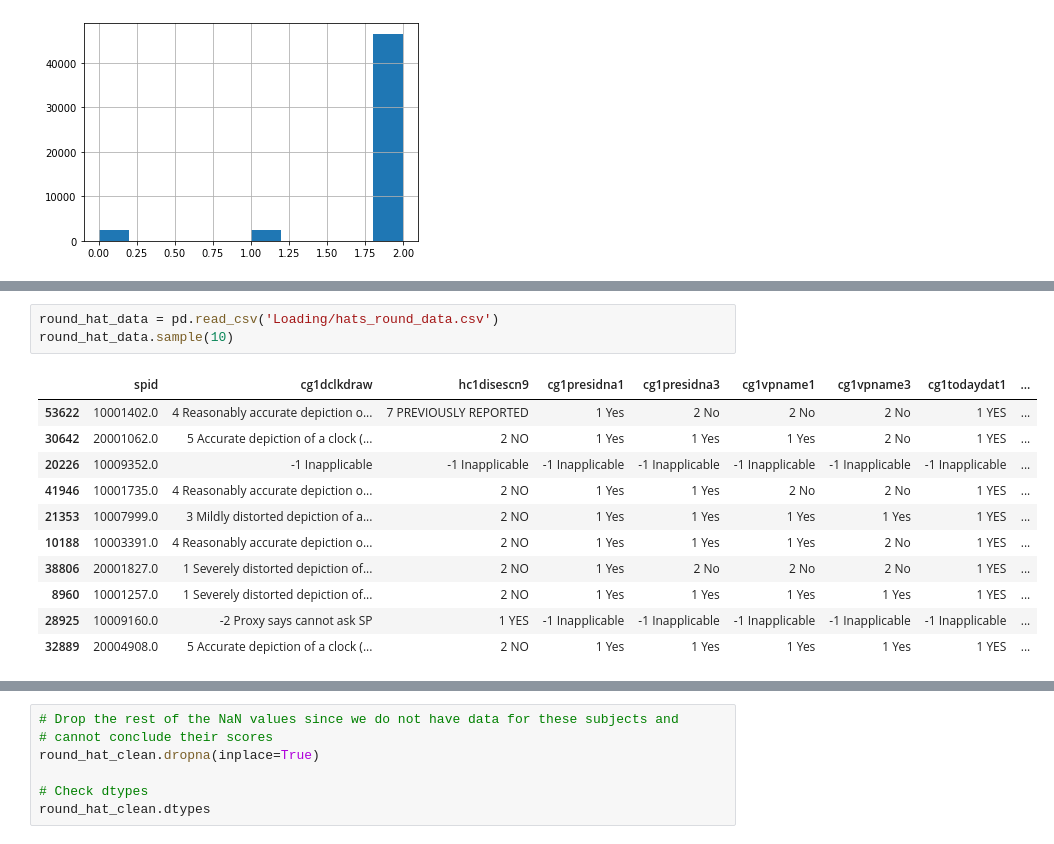
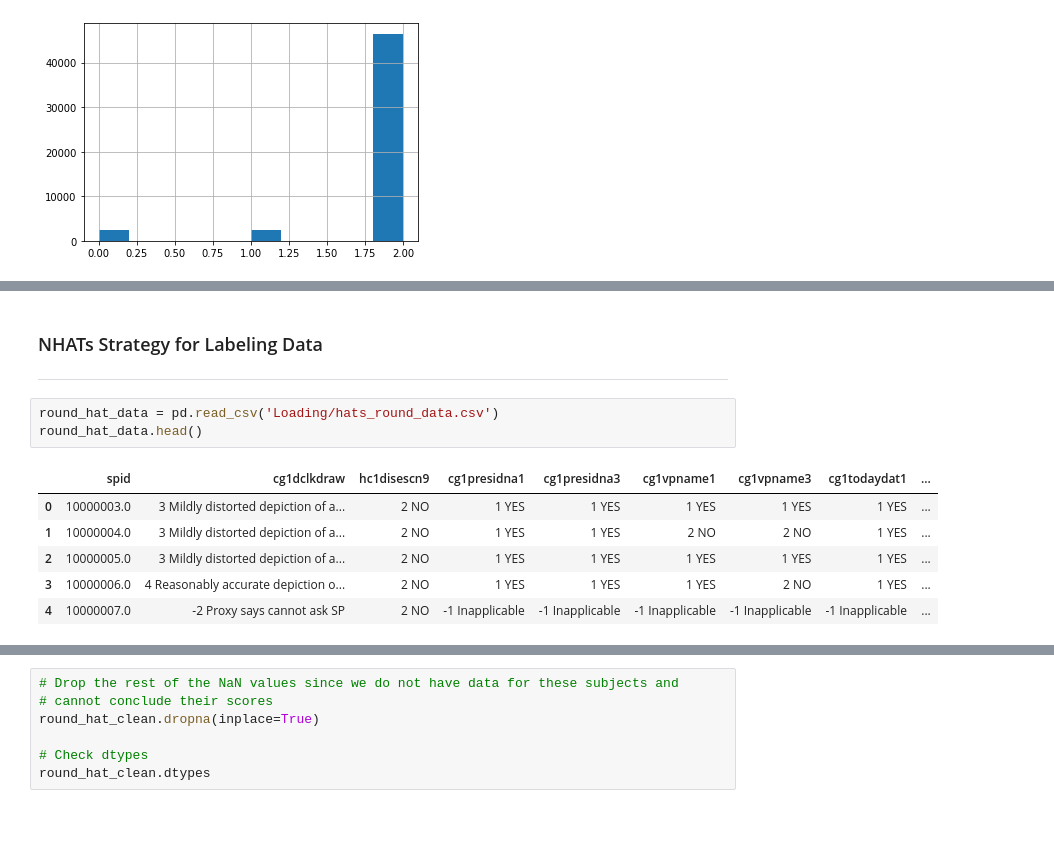
Before and after one commit to ian-byrne/MADSmilestone2, a Jupyter notebook: Labeling/Cleaning_labeling.ipynb, the cells around one changed output, grey strips where cells are left out. Drawn from its saved outputs; the diff is of its cells as text.

```diff
--- a/Labeling/Cleaning_labeling.ipynb
+++ b/Labeling/Cleaning_labeling.ipynb
@@ -227,18 +208,17 @@ starting on page 2
+# %% [markdown]
+### NHATs Strategy for Labeling Data
+
+---
 # %%
 round_hat_data = pd.read_csv('Loading/hats_round_data.csv')
-round_hat_data.sample(10)
+round_hat_data.head()
 # %% [output]
 |  | spid | cg1dclkdraw | hc1disescn9 | cg1presidna1 | cg1presidna3 | cg1vpname1 | cg1vpname3 | cg1todaydat1 | ... |
-| 53622 | 10001402.0 | 4 Reasonably accurate depiction o... | 7 PREVIOUSLY REPORTED | 1 Yes | 2 No | 2 No | 2 No | 1 YES | ... |
-| 30642 | 20001062.0 | 5 Accurate depiction of a clock (... | 2 NO | 1 Yes | 1 Yes | 1 Yes | 2 No | 1 YES | ... |
-| 20226 | 10009352.0 | -1 Inapplicable | -1 Inapplicable | -1 Inapplicable | -1 Inapplicable | -1 Inapplicable | -1 Inapplicable | -1 Inapplicable | ... |
-| 41946 | 10001735.0 | 4 Reasonably accurate depiction o... | 2 NO | 1 Yes | 1 Yes | 2 No | 2 No | 1 YES | ... |
-| 21353 | 10007999.0 | 3 Mildly distorted depiction of a... | 2 NO | 1 Yes | 1 Yes | 1 Yes | 1 Yes | 1 YES | ... |
-| 10188 | 10003391.0 | 4 Reasonably accurate depiction o... | 2 NO | 1 Yes | 1 Yes | 1 Yes | 2 No | 1 YES | ... |
-| 38806 | 20001827.0 | 1 Severely distorted depiction of... | 2 NO | 1 Yes | 2 No | 2 No | 2 No | 1 YES | ... |
-| 8960 | 10001257.0 | 1 Severely distorted depiction of... | 2 NO | 1 Yes | 1 Yes | 1 Yes | 1 Yes | 1 YES | ... |
-| 28925 | 10009160.0 | -2 Proxy says cannot ask SP | 1 YES | -1 Inapplicable | -1 Inapplicable | -1 Inapplicable | -1 Inapplicable | -1 Inapplicable | ... |
-| 32889 | 20004908.0 | 5 Accurate depiction of a clock (... | 2 NO | 1 Yes | 1 Yes | 1 Yes | 1 Yes | 1 YES | ... |
+| 0 | 10000003.0 | 3 Mildly distorted depiction of a... | 2 NO | 1 YES | 1 YES | 1 YES | 1 YES | 1 YES | ... |
+| 1 | 10000004.0 | 3 Mildly distorted depiction of a... | 2 NO | 1 YES | 1 YES | 2 NO | 2 NO | 1 YES | ... |
+| 2 | 10000005.0 | 3 Mildly distorted depiction of a... | 2 NO | 1 YES | 1 YES | 1 YES | 1 YES | 1 YES | ... |
+| 3 | 10000006.0 | 4 Reasonably accurate depiction o... | 2 NO | 1 YES | 1 YES | 1 YES | 2 NO | 1 YES | ... |
+| 4 | 10000007.0 | -2 Proxy says cannot ask SP | 2 NO | -1 Inapplicable | -1 Inapplicable | -1 Inapplicable | -1 Inapplicable | -1 Inapplicable | ... |
 # %%
 # Check all values for each variable prior to cleaning; variables are picked from
 # NHATs User Guide
```
Also changed, not shown: parts of 25 cells of this notebook.
